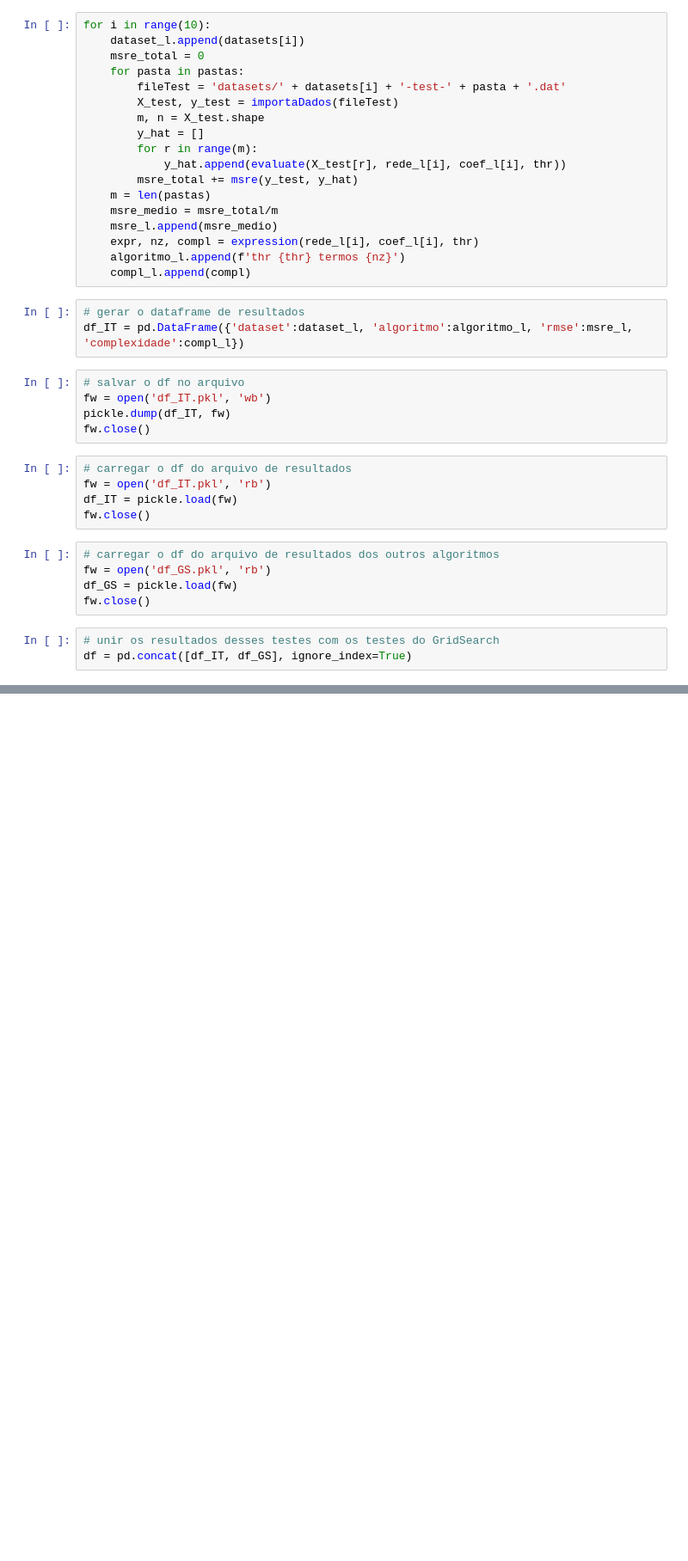
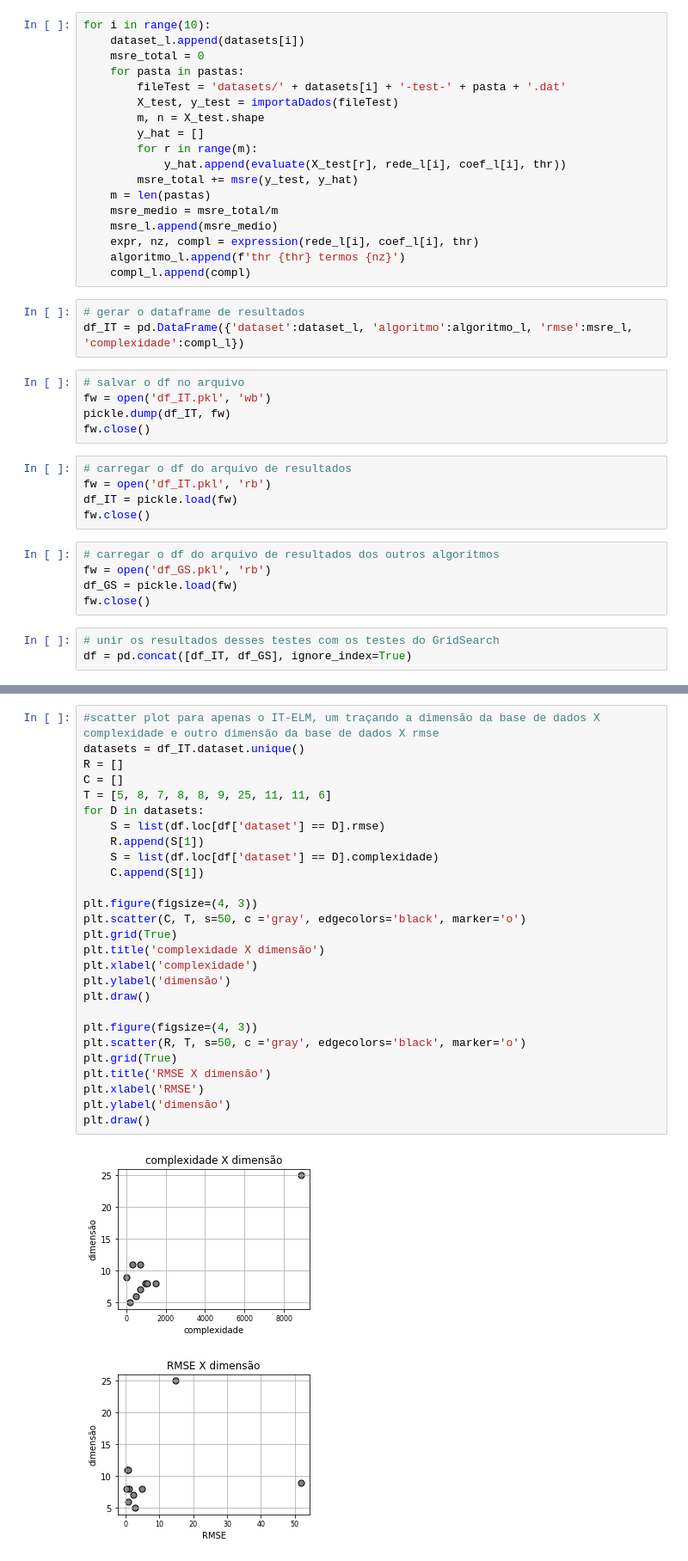
Before and after one commit to maira-lima/inter-transf, a Jupyter notebook: tests.ipynb, the cells around one changed output, grey strips where cells are left out. Shown at 86% size. Cells and saved outputs as stored; diff of their text form; blank space fills up the shorter version.

```diff
--- a/tests.ipynb
+++ b/tests.ipynb
@@ -247,0 +283,30 @@ for D in datasets:
+# %%
+#scatter plot para apenas o IT-ELM, um traçando a dimensão da base de dados X complexidade e outro dimensão da base de dados X rmse
+datasets = df_IT.dataset.unique()
+R = []
+C = []
+T = [5, 8, 7, 8, 8, 9, 25, 11, 11, 6]
+for D in datasets:
+    S = list(df.loc[df['dataset'] == D].rmse)
+    R.append(S[1])
+    S = list(df.loc[df['dataset'] == D].complexidade)
+    C.append(S[1])
+
+plt.figure(figsize=(4, 3))
+plt.scatter(C, T, s=50, c ='gray', edgecolors='black', marker='o')
+plt.grid(True)
+plt.title('complexidade X dimensão')
+plt.xlabel('complexidade')
+plt.ylabel('dimensão')
+plt.draw()
+
+plt.figure(figsize=(4, 3))
+plt.scatter(R, T, s=50, c ='gray', edgecolors='black', marker='o')
+plt.grid(True)
+plt.title('RMSE X dimensão')
+plt.xlabel('RMSE')
+plt.ylabel('dimensão')
+plt.draw()
+# %% [output]
+[figure, added]
+[figure, added]
```
Also changed, not shown: parts of 4 cells of this notebook.
